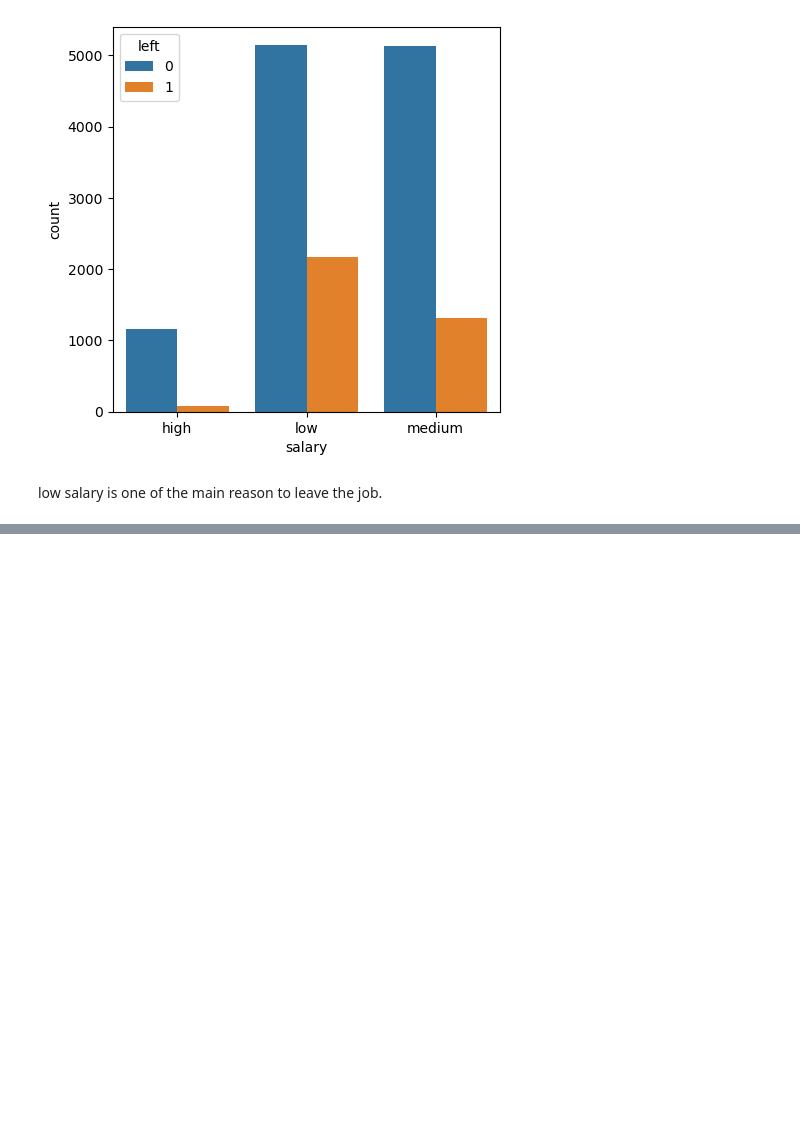
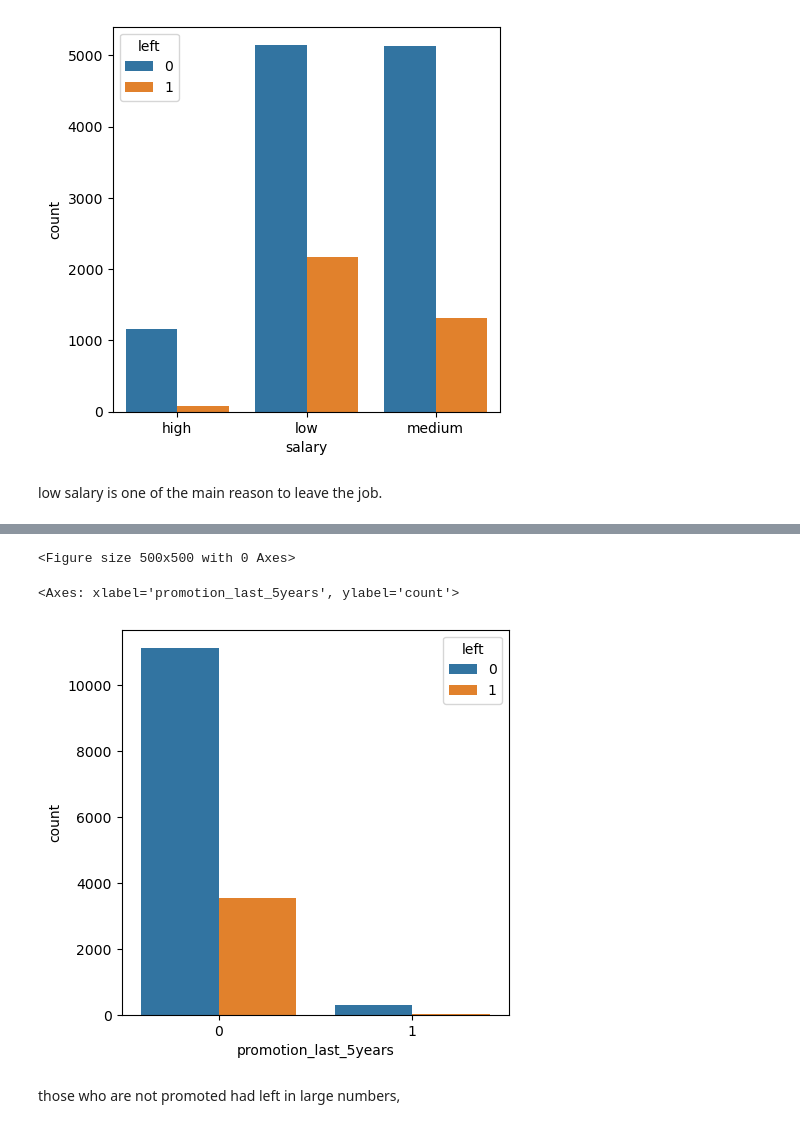
Before and after one commit to ABHISHEK-ALGO/H-R-ANALYTICS, a Jupyter notebook: HR Analytics Project.ipynb, the cells around one changed output, grey strips where cells are left out. Saved outputs shown, nothing was run; the diff lists cells and outputs as text; code cells hidden in the pictures; blank space fills up the shorter version.

```diff
--- a/HR Analytics Project.ipynb
+++ b/HR Analytics Project.ipynb
@@ -136,3 +138,0 @@ array([0.53, 0.86, 0.88, 0.87, 0.52, 0.5 , 0.77, 0.85, 1.  , 0.54, 0.81,
-# %%
-df_emp = df_emp.set_index('Employee ID')
-df_emp
@@ -351,3 +366,6 @@ sns.barplot(x = 'salary',y = 'count',hue = 'left', data = df_sal)
 [figure]
 # %% [markdown]
 low salary is one of the main reason to leave the job.
+# %%
+df_prom = df_emp.groupby(['promotion_last_5years'])['left'].value_counts().reset_index(name="count")
+df_prom
@@ -353,0 +378,9 @@ low salary is one of the main reason to leave the job.
+# %%
+plt.figure(figsize=(5,5))
+sns.barplot(x = 'promotion_last_5years',y ='count',hue = 'left',data = df_prom)
+# %% [output]
+<Figure size 500x500 with 0 Axes>
+<Axes: xlabel='promotion_last_5years', ylabel='count'>
+[figure, added]
+# %% [markdown]
+those who are not promoted had left in large numbers,
```
Also changed, not shown: parts of 73 cells of this notebook, 27 other files.
